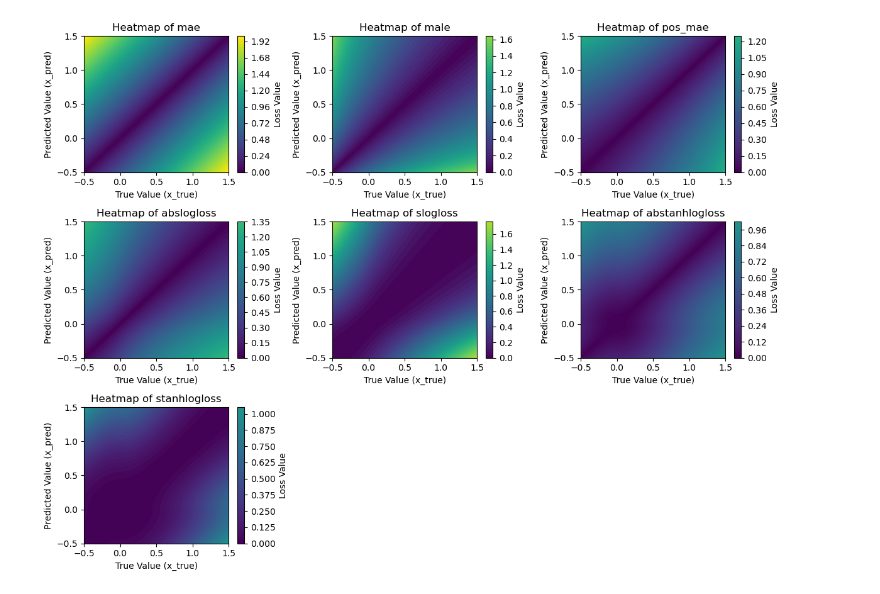
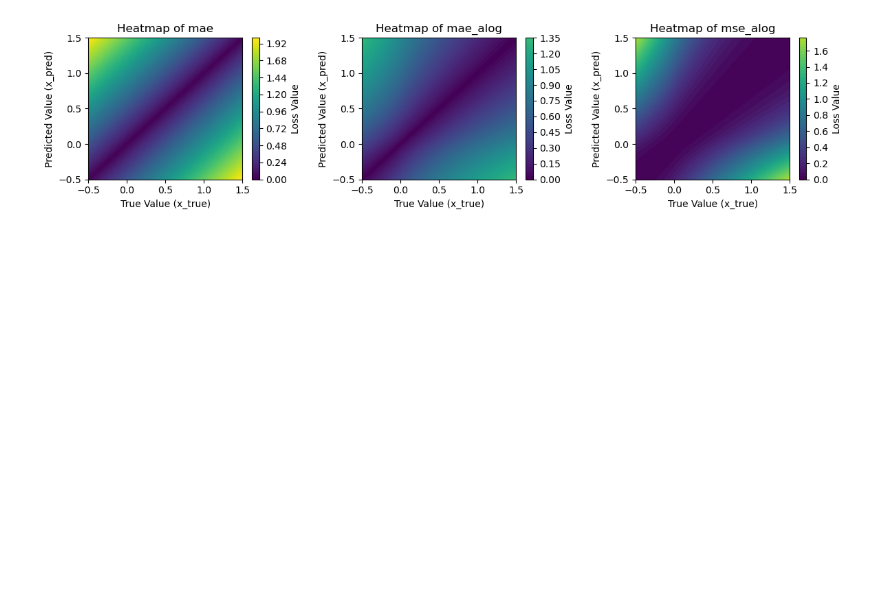
Before and after one commit to BryanAlvarado777/dataton24, a Jupyter notebook: logs/loss_testing.ipynb, the cells around one changed output. Cells and saved outputs as stored; diff of their text form; code cells hidden in the pictures; blank space fills up the shorter version.

Commit message:
Ajustes para visualizacion

```diff
--- a/logs/loss_testing.ipynb
+++ b/logs/loss_testing.ipynb
@@ -90,20 +90,23 @@ def slogloss(x_true, x_pred):
 # %%
 losses = {
     "mae": mae,
-    "male": male,
-    "pos_mae": create_pos_loss(mae),
+    "mae_alog":abslogloss,
+    "mse_alog":slogloss,
+    #"mse":mse,
+    #"male": male,
+    #"pos_mae": create_pos_loss(mae),
     #"mse": mse,
     #"msle": msle,
     #"pos_msle": create_pos_loss(msle),
-    "abslogloss": abslogloss,
-    "slogloss": slogloss,
-    "abstanhlogloss": abstanhlogloss,
-    "stanhlogloss": stanhlogloss,
+    #"abslogloss": abslogloss,
+    #"slogloss": slogloss,
+    #"abstanhlogloss": abstanhlogloss,
+    #"stanhlogloss": stanhlogloss,
     #"pos_mse": create_pos_loss(mse),
     #"mape": mape,
     #"pos_mspe": create_pos_loss(mspe),
     #"pos_mape": create_pos_loss(mape)
 }
 plot_multiple_losses(losses, same_scale=True)
 # %% [output]
-[figure, old version]
+[figure, new version]
```
Also changed, not shown: 1 other file.
